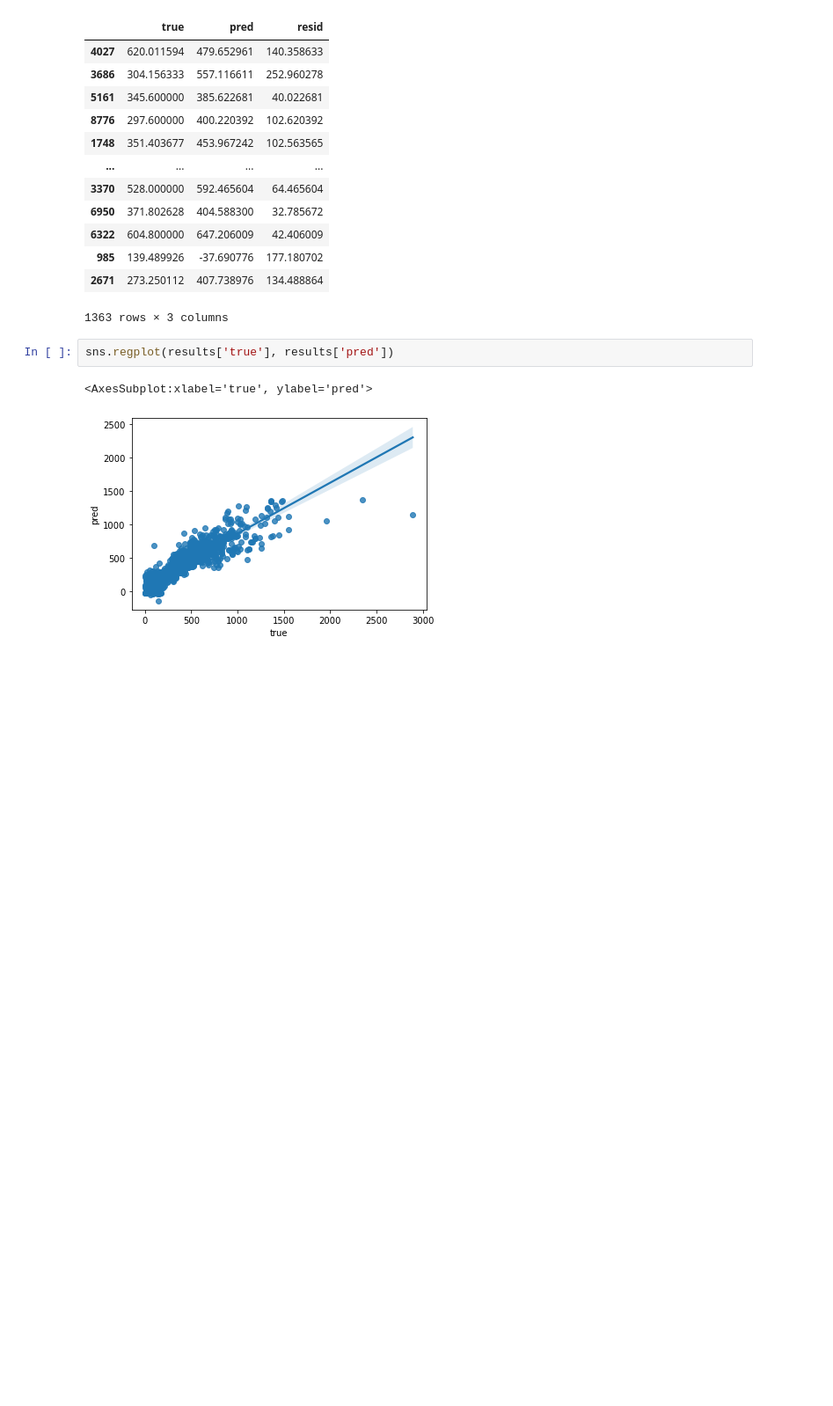
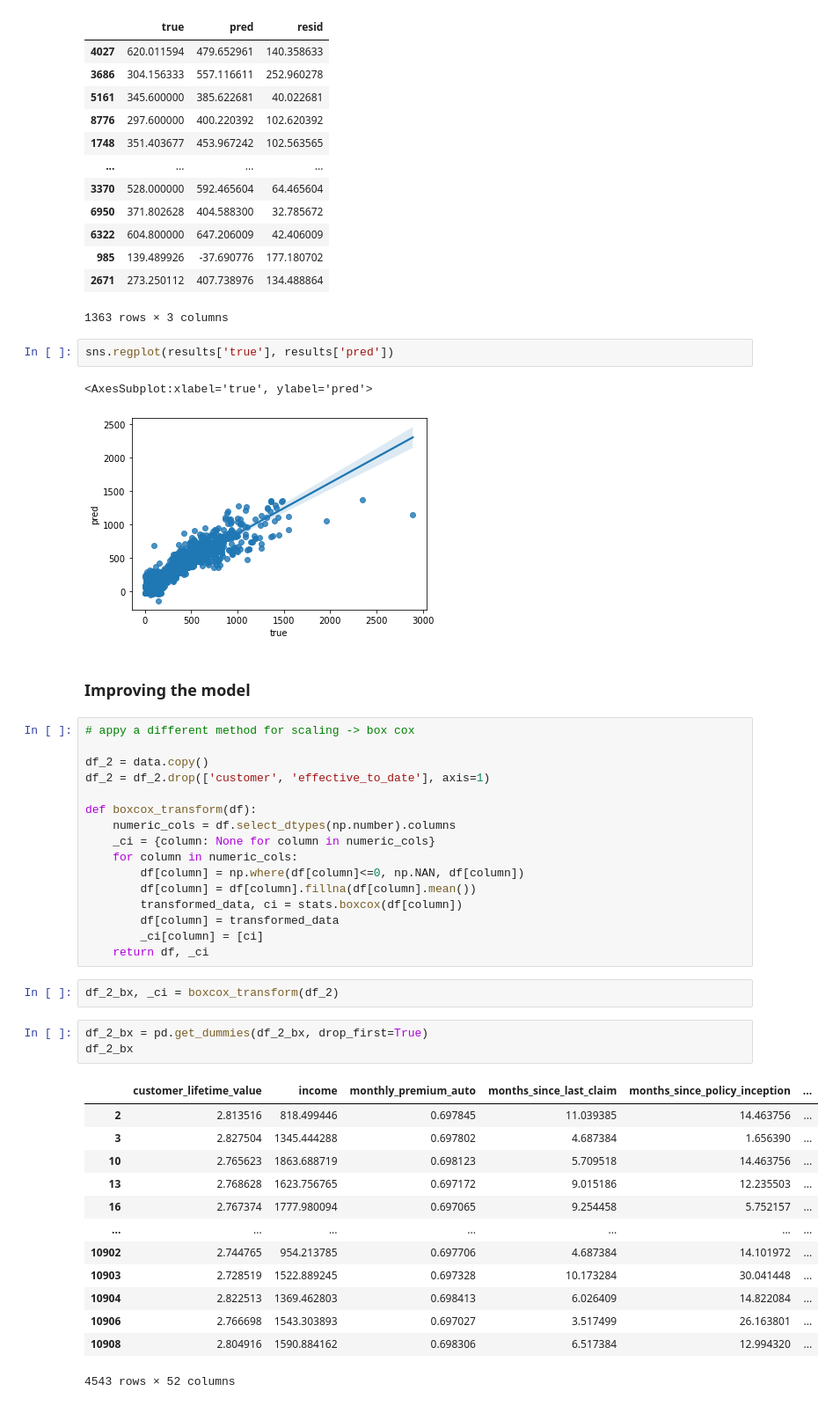
Before and after one commit to nataschaberg/lab-customer-analysis, a Jupyter notebook: exercises/data_cleaning_round_2.ipynb, the cells around one changed output. Shown at 88% size. Saved outputs shown, nothing was run; the diff lists cells and outputs as text; blank space fills up the shorter version.

```diff
--- a/exercises/data_cleaning_round_2.ipynb
+++ b/exercises/data_cleaning_round_2.ipynb
@@ -629,3 +629,40 @@ sns.regplot(results['true'], results['pred'])
 # %% [output]
 <AxesSubplot:xlabel='true', ylabel='pred'>
 [figure]
+# %% [markdown]
+### Improving the model
+# %%
+# appy a different method for scaling -> box cox
+
+df_2 = data.copy()
+df_2 = df_2.drop(['customer', 'effective_to_date'], axis=1)
+
+def boxcox_transform(df):
+    numeric_cols = df.select_dtypes(np.number).columns
+    _ci = {column: None for column in numeric_cols}
+    for column in numeric_cols:
+        df[column] = np.where(df[column]<=0, np.NAN, df[column])
+        df[column] = df[column].fillna(df[column].mean())
+        transformed_data, ci = stats.boxcox(df[column])
+        df[column] = transformed_data
+        _ci[column] = [ci]
+    return df, _ci
+# %%
+df_2_bx, _ci = boxcox_transform(df_2)
+# %%
+df_2_bx = pd.get_dummies(df_2_bx, drop_first=True)
+df_2_bx
+# %% [output]
+|  | customer_lifetime_value | income | monthly_premium_auto | months_since_last_claim | months_since_policy_inception | ... |
+| 2 | 2.813516 | 818.499446 | 0.697845 | 11.039385 | 14.463756 | ... |
+| 3 | 2.827504 | 1345.444288 | 0.697802 | 4.687384 | 1.656390 | ... |
+| 10 | 2.765623 | 1863.688719 | 0.698123 | 5.709518 | 14.463756 | ... |
+| 13 | 2.768628 | 1623.756765 | 0.697172 | 9.015186 | 12.235503 | ... |
+| 16 | 2.767374 | 1777.980094 | 0.697065 | 9.254458 | 5.752157 | ... |
+| ... | ... | ... | ... | ... | ... | ... |
+| 10902 | 2.744765 | 954.213785 | 0.697706 | 4.687384 | 14.101972 | ... |
+| 10903 | 2.728519 | 1522.889245 | 0.697328 | 10.173284 | 30.041448 | ... |
+| 10904 | 2.822513 | 1369.462803 | 0.698413 | 6.026409 | 14.822084 | ... |
+| 10906 | 2.766698 | 1543.303893 | 0.697027 | 3.517499 | 26.163801 | ... |
+| 10908 | 2.804916 | 1590.884162 | 0.698306 | 6.517384 | 12.994320 | ... |
+4543 rows × 52 columns
```
Also changed, not shown: parts of 9 cells of this notebook, 1 other file.
